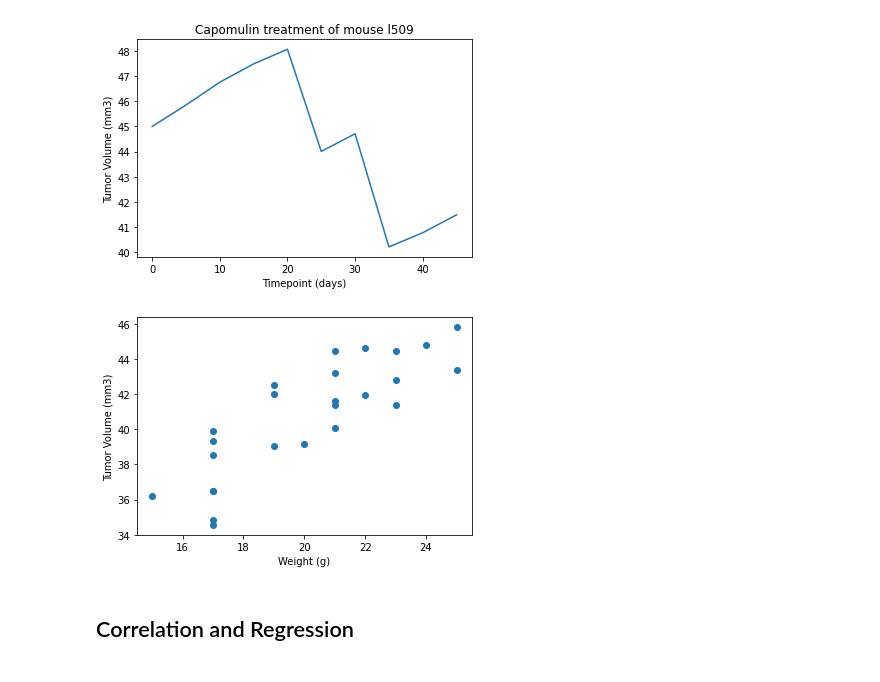
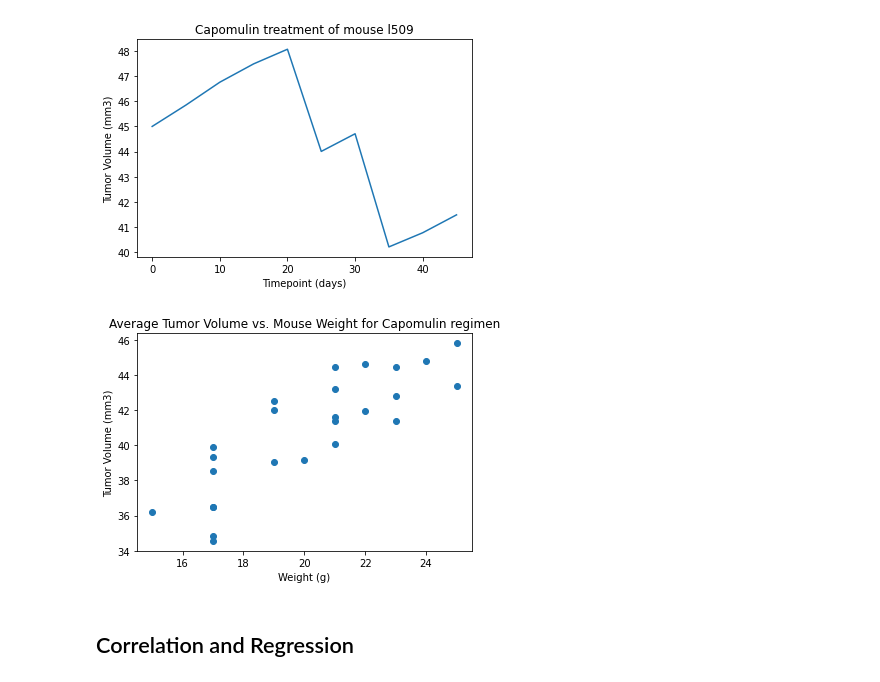
Before and after one commit to jaybdhruv/matplotlib_python_challenge, a Jupyter notebook: Pymaceuticals/pymaceuticals_starter.ipynb, the cells around one changed output. Cells and saved outputs as stored; diff of their text form; code cells hidden in the pictures.

```diff
--- a/Pymaceuticals/pymaceuticals_starter.ipynb
+++ b/Pymaceuticals/pymaceuticals_starter.ipynb
@@ -321,19 +335,28 @@ plt.show()
 [figure]
 # %%
 # Generate a scatter plot of average tumor volume vs. mouse weight for the Capomulin regimen
+
+# Retreieve data of all mouse treated for the drug Capomulin
 capomulin_data = clean_data.loc[(clean_data["Drug Regimen"] == "Capomulin")]
 
+# Groupby Capomuling dataframe by Mouse ID and calculate average of the dataframe
 mouseid_capomulin = capomulin_data.groupby("Mouse ID")
 avg_capomulin = mouseid_capomulin.mean()
+
+# Define xvalues and yvalues
 x_values = avg_capomulin["Weight (g)"]
 y_values = avg_capomulin["Tumor Volume (mm3)"]
 
+# Define xlabel, ylabel and title of the plot
 plt.xlabel("Weight (g)")
 plt.ylabel("Tumor Volume (mm3)")
+plt.title("Average Tumor Volume vs. Mouse Weight for Capomulin regimen")
+
+# Generate a scatter plot of average tumor volume vs. mouse weight for the Capomulin regimen
 plt.scatter(x_values, y_values)
 plt.show()
 # %% [output]
-[figure, old version]
+[figure, new version]
 # %% [markdown]
 ## Correlation and Regression
 # %%
```
Also changed, not shown: parts of 11 cells of this notebook.
